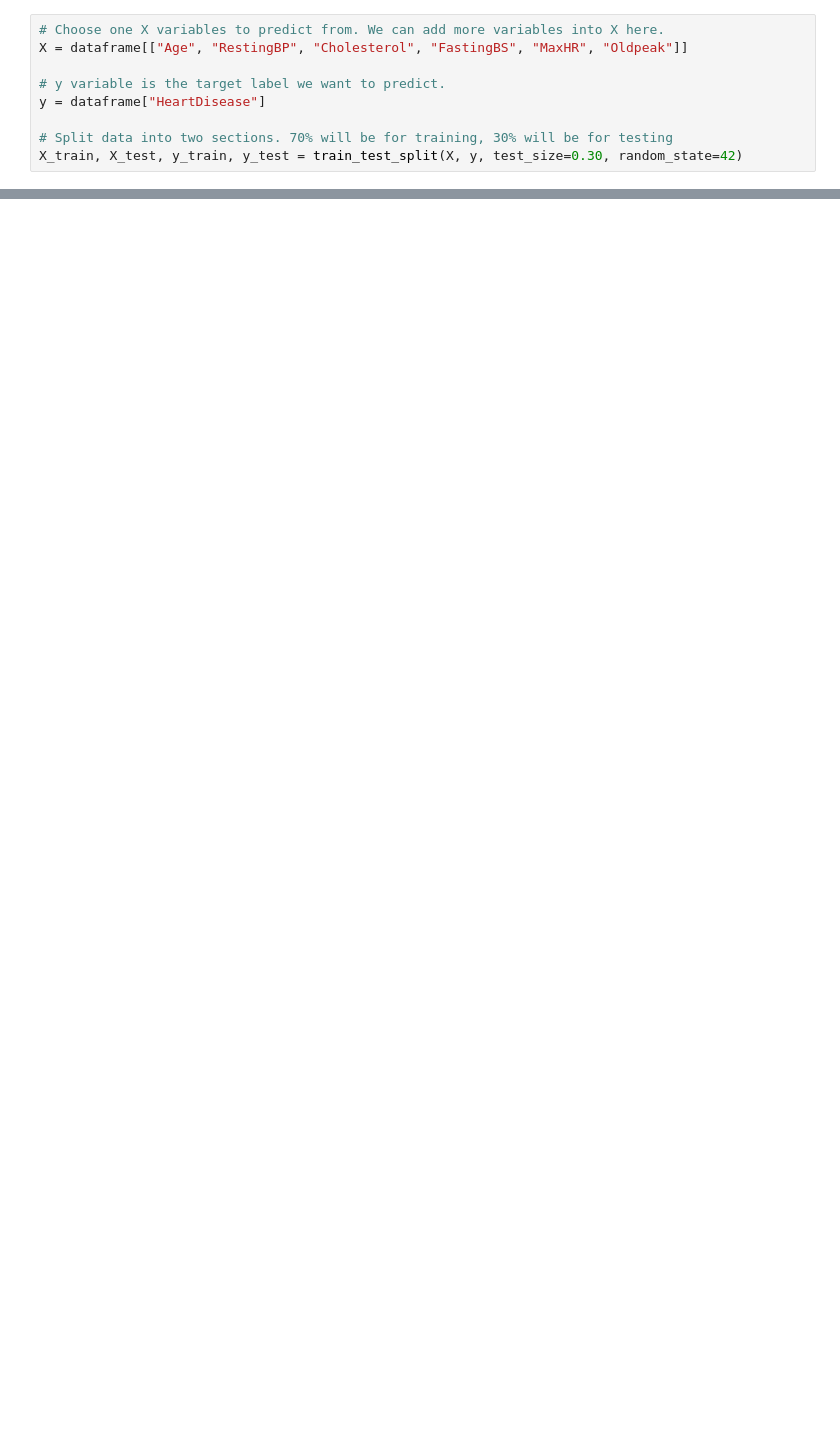
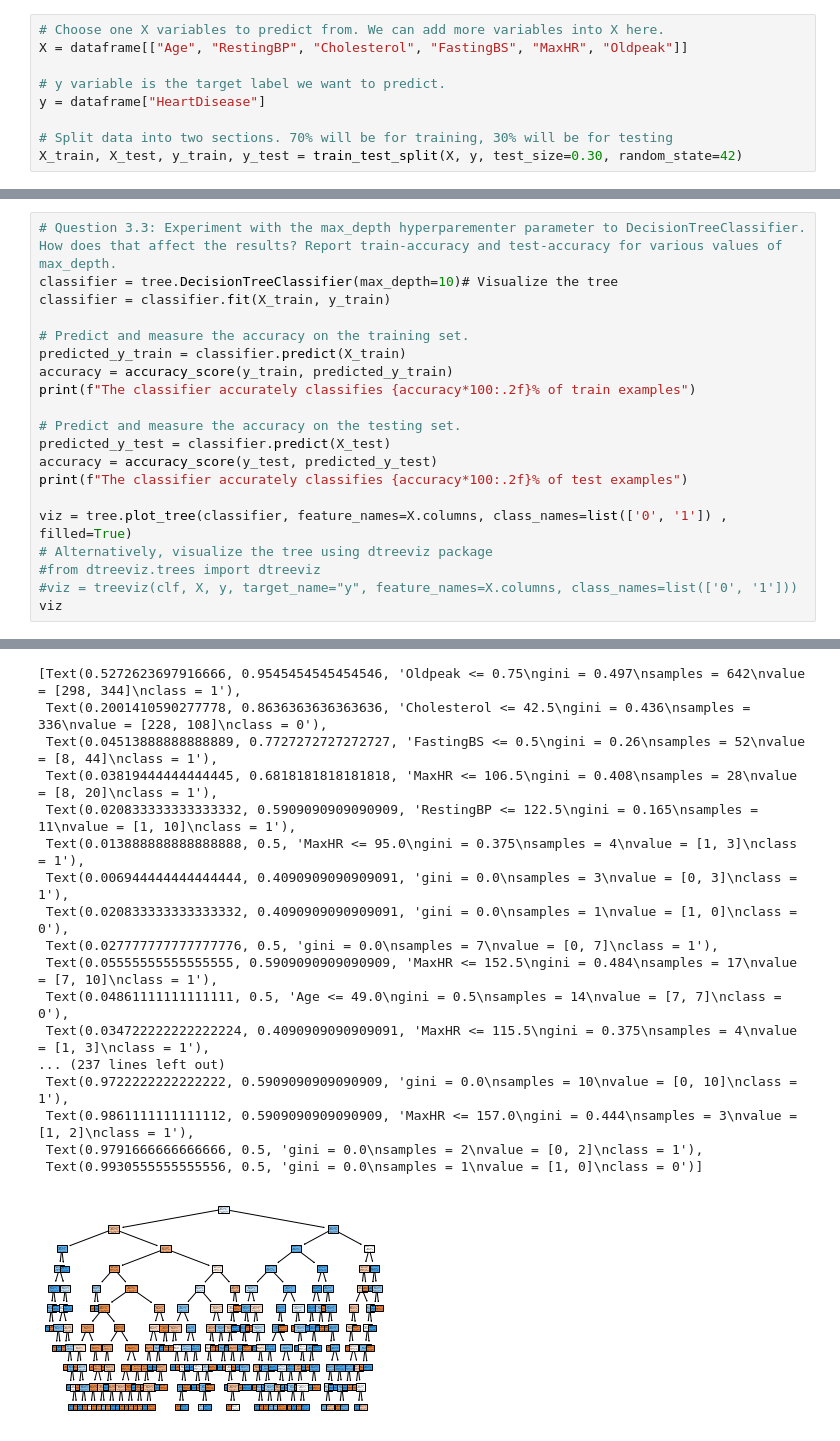
Before and after one commit to Azwadd/CS_59866, a Jupyter notebook: Homeworks/HW01.ipynb, the cells around one changed output, grey strips where cells are left out. Saved outputs shown, nothing was run; the diff lists cells and outputs as text; blank space fills up the shorter version.

```diff
--- a/Homeworks/HW01.ipynb
+++ b/Homeworks/HW01.ipynb
@@ -237,3 +324,24 @@ The classifier accurately classifies 81.16% of test examples
  Text(0.8125, 0.125, 'gini = 0.466\nsamples = 46\nvalue = [29, 17]\nclass = 0'),
  Text(0.9375, 0.125, 'gini = 0.142\nsamples = 13\nvalue = [1, 12]\nclass = 1')]
 [figure]
+# %%
+# Question 3.3: Experiment with the max_depth hyperparementer parameter to DecisionTreeClassifier. How does that affect the results? Report train-accuracy and test-accuracy for various values of max_depth.
+classifier = tree.DecisionTreeClassifier(max_depth=10)# Visualize the tree
+classifier = classifier.fit(X_train, y_train)
+
+# Predict and measure the accuracy on the training set.
+predicted_y_train = classifier.predict(X_train)
+accuracy = accuracy_score(y_train, predicted_y_train)
+print(f"The classifier accurately classifies {accuracy*100:.2f}% of train examples")
+
+# Predict and measure the accuracy on the testing set.
+predicted_y_test = classifier.predict(X_test)
+accuracy = accuracy_score(y_test, predicted_y_test)
+print(f"The classifier accurately classifies {accuracy*100:.2f}% of test examples")
+
+viz = tree.plot_tree(classifier, feature_names=X.columns, class_names=list(['0', '1']) , filled=True)
+# Alternatively, visualize the tree using dtreeviz package
+#from dtreeviz.trees import dtreeviz
+#viz = treeviz(clf, X, y, target_name="y", feature_names=X.columns, class_names=list(['0', '1']))
+viz
+# %% [output]
@@ -239,0 +350,18 @@ The classifier accurately classifies 81.16% of test examples
+[Text(0.5272623697916666, 0.9545454545454546, 'Oldpeak <= 0.75\ngini = 0.497\nsamples = 642\nvalue = [298, 344]\nclass = 1'),
+ Text(0.2001410590277778, 0.8636363636363636, 'Cholesterol <= 42.5\ngini = 0.436\nsamples = 336\nvalue = [228, 108]\nclass = 0'),
+ Text(0.04513888888888889, 0.7727272727272727, 'FastingBS <= 0.5\ngini = 0.26\nsamples = 52\nvalue = [8, 44]\nclass = 1'),
+ Text(0.03819444444444445, 0.6818181818181818, 'MaxHR <= 106.5\ngini = 0.408\nsamples = 28\nvalue = [8, 20]\nclass = 1'),
+ Text(0.020833333333333332, 0.5909090909090909, 'RestingBP <= 122.5\ngini = 0.165\nsamples = 11\nvalue = [1, 10]\nclass = 1'),
+ Text(0.013888888888888888, 0.5, 'MaxHR <= 95.0\ngini = 0.375\nsamples = 4\nvalue = [1, 3]\nclass = 1'),
+ Text(0.006944444444444444, 0.4090909090909091, 'gini = 0.0\nsamples = 3\nvalue = [0, 3]\nclass = 1'),
+ Text(0.020833333333333332, 0.4090909090909091, 'gini = 0.0\nsamples = 1\nvalue = [1, 0]\nclass = 0'),
+ Text(0.027777777777777776, 0.5, 'gini = 0.0\nsamples = 7\nvalue = [0, 7]\nclass = 1'),
+ Text(0.05555555555555555, 0.5909090909090909, 'MaxHR <= 152.5\ngini = 0.484\nsamples = 17\nvalue = [7, 10]\nclass = 1'),
+ Text(0.04861111111111111, 0.5, 'Age <= 49.0\ngini = 0.5\nsamples = 14\nvalue = [7, 7]\nclass = 0'),
+ Text(0.034722222222222224, 0.4090909090909091, 'MaxHR <= 115.5\ngini = 0.375\nsamples = 4\nvalue = [1, 3]\nclass = 1'),
+... (237 lines left out)
+ Text(0.9722222222222222, 0.5909090909090909, 'gini = 0.0\nsamples = 10\nvalue = [0, 10]\nclass = 1'),
+ Text(0.9861111111111112, 0.5909090909090909, 'MaxHR <= 157.0\ngini = 0.444\nsamples = 3\nvalue = [1, 2]\nclass = 1'),
+ Text(0.9791666666666666, 0.5, 'gini = 0.0\nsamples = 2\nvalue = [0, 2]\nclass = 1'),
+ Text(0.9930555555555556, 0.5, 'gini = 0.0\nsamples = 1\nvalue = [1, 0]\nclass = 0')]
+[figure, added]
```
Also changed, not shown: parts of 12 cells of this notebook.
